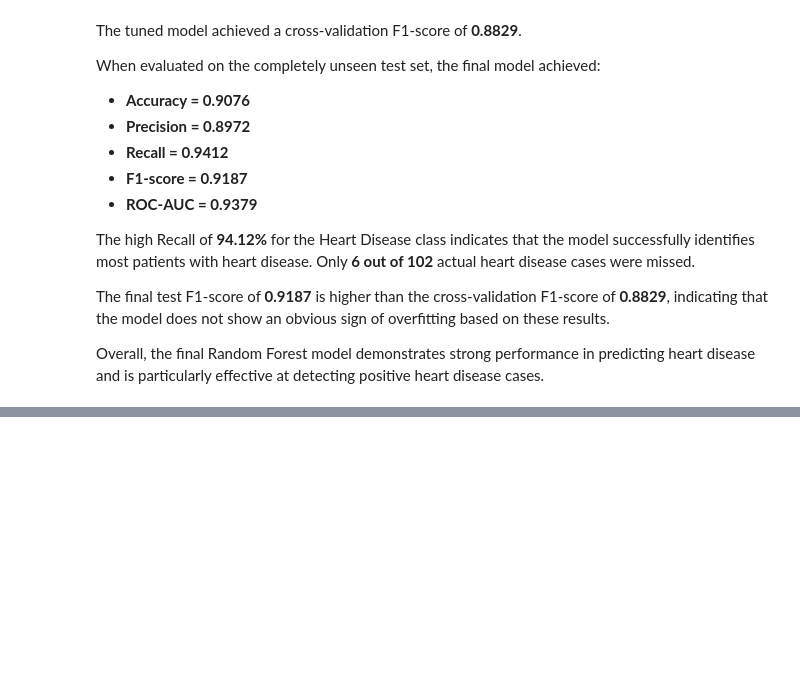
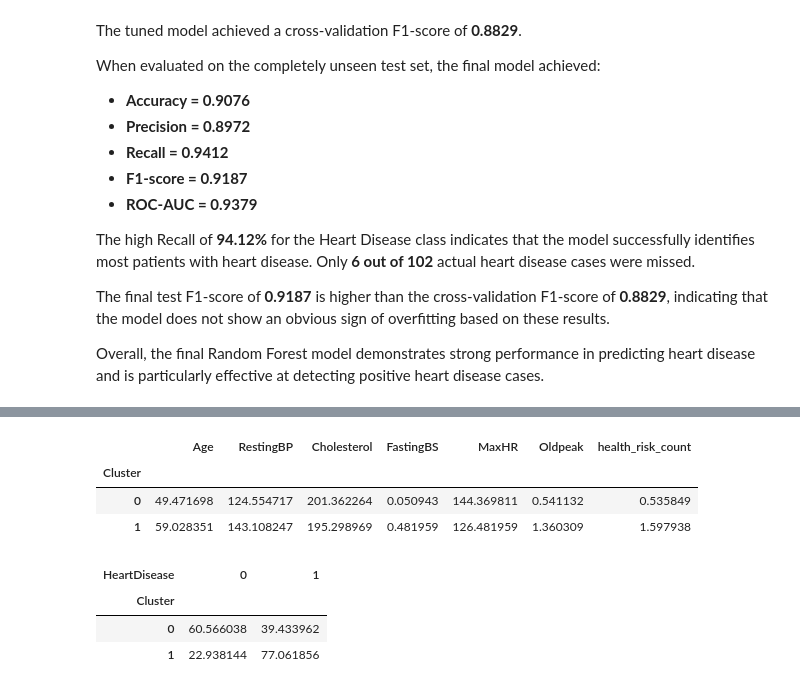
Before and after one commit to ghayda577/AI-ML-Training, a Jupyter notebook: Projects/First-Full-Project/notebooks/project.ipynb, the cells around one changed output, grey strips where cells are left out. Saved outputs shown, nothing was run; the diff lists cells and outputs as text; code cells hidden in the pictures; blank space fills up the shorter version.

```diff
--- a/Projects/First-Full-Project/notebooks/project.ipynb
+++ b/Projects/First-Full-Project/notebooks/project.ipynb
@@ -1856,0 +1942,10 @@ Overall, the final Random Forest model demonstrates strong performance in predic
+# %%
+final_kmeans = KMeans(
+    n_clusters=2,
+    random_state=42,
+    n_init=10
+)
+
+cluster_labels = final_kmeans.fit_predict(X_cluster_scaled)
+
+df["Cluster"] = cluster_labels
@@ -1856,0 +1980,22 @@ Overall, the final Random Forest model demonstrates strong performance in predic
+# %%
+cluster_summary = df.groupby("Cluster")[clustering_features].mean()
+
+cluster_summary
+# %% [output]
+|  | Age | RestingBP | Cholesterol | FastingBS | MaxHR | Oldpeak | health_risk_count |
+| Cluster |  |  |  |  |  |  |  |
+| 0 | 49.471698 | 124.554717 | 201.362264 | 0.050943 | 144.369811 | 0.541132 | 0.535849 |
+| 1 | 59.028351 | 143.108247 | 195.298969 | 0.481959 | 126.481959 | 1.360309 | 1.597938 |
+# %%
+cluster_heart_disease = pd.crosstab(
+    df["Cluster"],
+    df["HeartDisease"],
+    normalize="index"
+) * 100
+
+cluster_heart_disease
+# %% [output]
+| HeartDisease | 0 | 1 |
+| Cluster |  |  |
+| 0 | 60.566038 | 39.433962 |
+| 1 | 22.938144 | 77.061856 |
```
Also changed, not shown: parts of 12 cells of this notebook.
